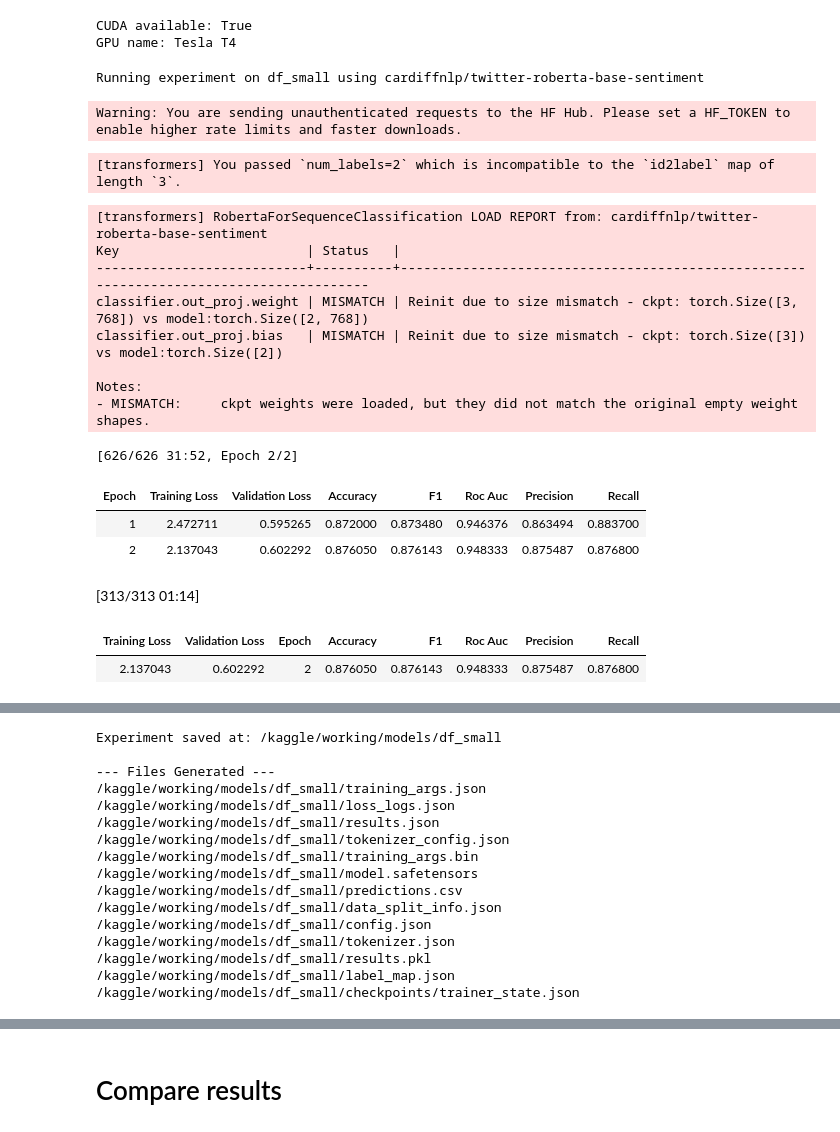
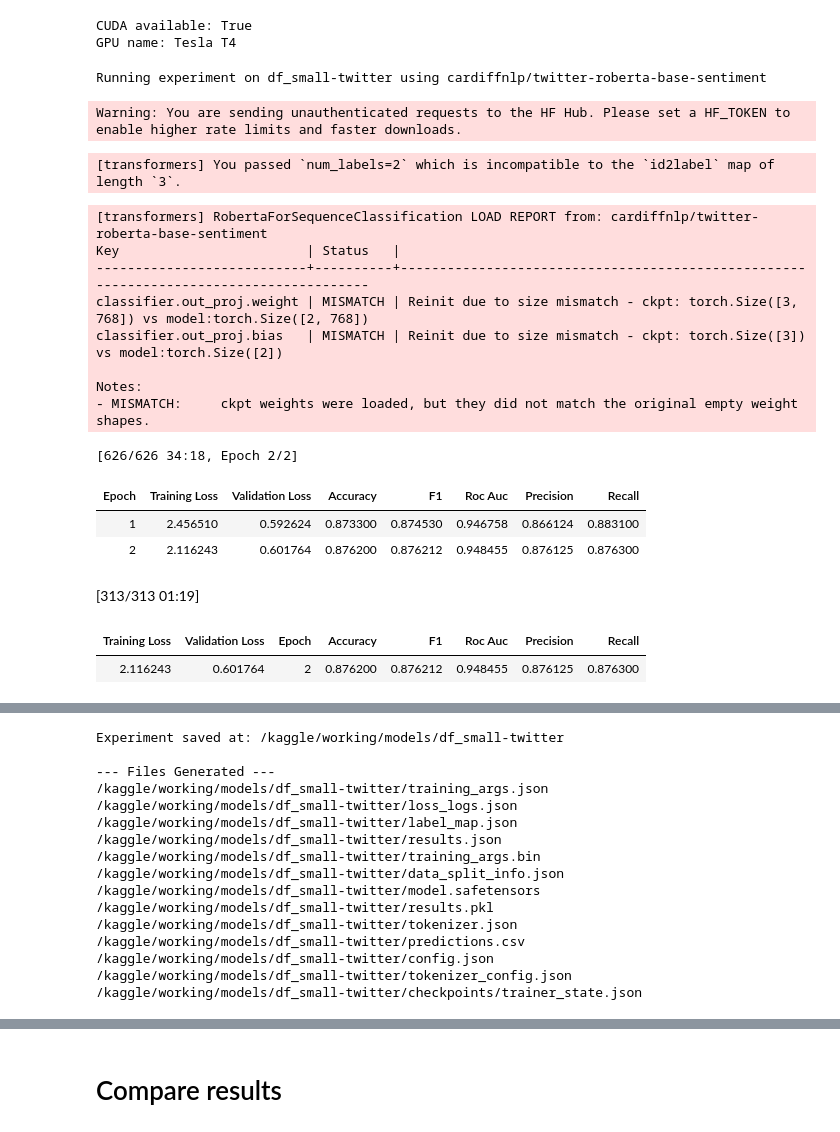
Before and after one commit to aayush-12321/Sentiment-Analysis-Project, a Jupyter notebook: twitter_roberta_experiments.ipynb, the cells around one changed output, grey strips where cells are left out. Cells and saved outputs as stored; diff of their text form; code cells hidden in the pictures.

Commit message:
twitter_roberta model small dataset

```diff
--- a/twitter_roberta_experiments.ipynb
+++ b/twitter_roberta_experiments.ipynb
@@ -630,45 +628,45 @@ if TRAIN_LARGE:
 # %%
 if TRAIN_SMALL:
     results_small = run_experiment(
         df_small,
-        dataset_name="df_small",
+        dataset_name="df_small-twitter",
         model_name="cardiffnlp/twitter-roberta-base-sentiment"
     )
     results_small
 # %% [output]
-Running experiment on df_small using cardiffnlp/twitter-roberta-base-sentiment
+Running experiment on df_small-twitter using cardiffnlp/twitter-roberta-base-sentiment
 Warning: You are sending unauthenticated requests to the HF Hub. Please set a HF_TOKEN to enable higher rate limits and faster downloads.
 [transformers] You passed `num_labels=2` which is incompatible to the `id2label` map of length `3`.
 [transformers] RobertaForSequenceClassification LOAD REPORT from: cardiffnlp/twitter-roberta-base-sentiment
 Key                        | Status   |
 ---------------------------+----------+---------------------------------------------------------------------------------------
 classifier.out_proj.weight | MISMATCH | Reinit due to size mismatch - ckpt: torch.Size([3, 768]) vs model:torch.Size([2, 768])
 classifier.out_proj.bias   | MISMATCH | Reinit due to size mismatch - ckpt: torch.Size([3]) vs model:torch.Size([2])
 
 Notes:
 - MISMATCH:     ckpt weights were loaded, but they did not match the original empty weight shapes.
-[626/626 31:52, Epoch 2/2]
+[626/626 34:18, Epoch 2/2]
 | Epoch | Training Loss | Validation Loss | Accuracy | F1 | Roc Auc | Precision | Recall |
-| 1 | 2.472711 | 0.595265 | 0.872000 | 0.873480 | 0.946376 | 0.863494 | 0.883700 |
-| 2 | 2.137043 | 0.602292 | 0.876050 | 0.876143 | 0.948333 | 0.875487 | 0.876800 |
+| 1 | 2.456510 | 0.592624 | 0.873300 | 0.874530 | 0.946758 | 0.866124 | 0.883100 |
+| 2 | 2.116243 | 0.601764 | 0.876200 | 0.876212 | 0.948455 | 0.876125 | 0.876300 |
-[313/313 01:14]
+[313/313 01:19]
 | Training Loss | Validation Loss | Epoch | Accuracy | F1 | Roc Auc | Precision | Recall |
-| 2.137043 | 0.602292 | 2 | 0.876050 | 0.876143 | 0.948333 | 0.875487 | 0.876800 |
+| 2.116243 | 0.601764 | 2 | 0.876200 | 0.876212 | 0.948455 | 0.876125 | 0.876300 |
 [interactive output not drawn]
-Experiment saved at: /kaggle/working/models/df_small
+Experiment saved at: /kaggle/working/models/df_small-twitter
 
 --- Files Generated ---
-/kaggle/working/models/df_small/training_args.json
-/kaggle/working/models/df_small/loss_logs.json
-/kaggle/working/models/df_small/results.json
-/kaggle/working/models/df_small/tokenizer_config.json
-/kaggle/working/models/df_small/training_args.bin
-/kaggle/working/models/df_small/model.safetensors
-/kaggle/working/models/df_small/predictions.csv
-/kaggle/working/models/df_small/data_split_info.json
-/kaggle/working/models/df_small/config.json
-/kaggle/working/models/df_small/tokenizer.json
-/kaggle/working/models/df_small/results.pkl
-/kaggle/working/models/df_small/label_map.json
-/kaggle/working/models/df_small/checkpoints/trainer_state.json
+/kaggle/working/models/df_small-twitter/training_args.json
+/kaggle/working/models/df_small-twitter/loss_logs.json
+/kaggle/working/models/df_small-twitter/label_map.json
+/kaggle/working/models/df_small-twitter/results.json
+/kaggle/working/models/df_small-twitter/training_args.bin
+/kaggle/working/models/df_small-twitter/data_split_info.json
+/kaggle/working/models/df_small-twitter/model.safetensors
+/kaggle/working/models/df_small-twitter/results.pkl
+/kaggle/working/models/df_small-twitter/tokenizer.json
+/kaggle/working/models/df_small-twitter/predictions.csv
+/kaggle/working/models/df_small-twitter/config.json
+/kaggle/working/models/df_small-twitter/tokenizer_config.json
+/kaggle/working/models/df_small-twitter/checkpoints/trainer_state.json
 # %%
```
Also changed, not shown: parts of 20 cells of this notebook.
